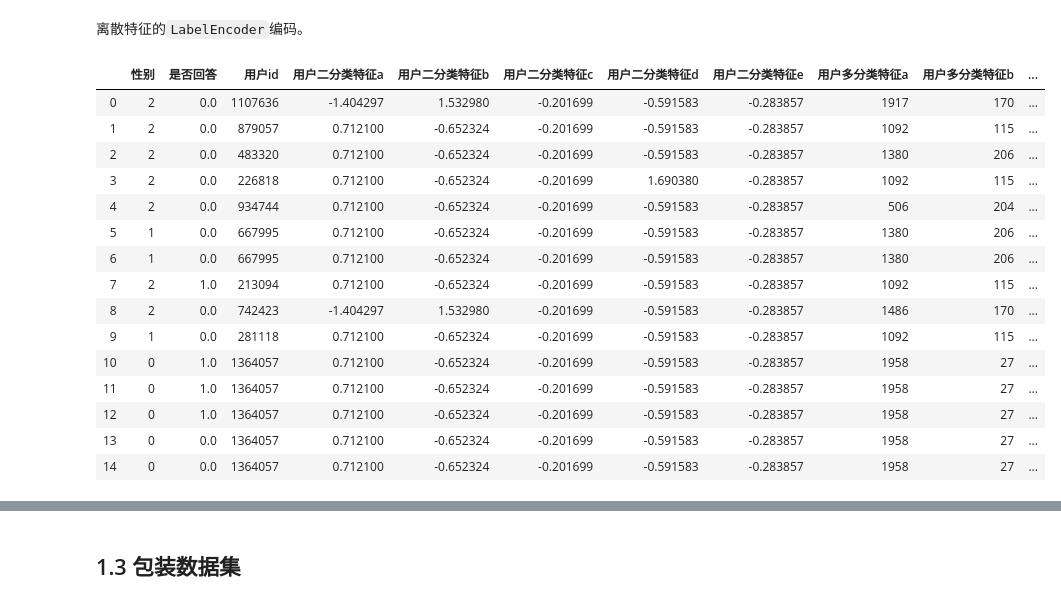
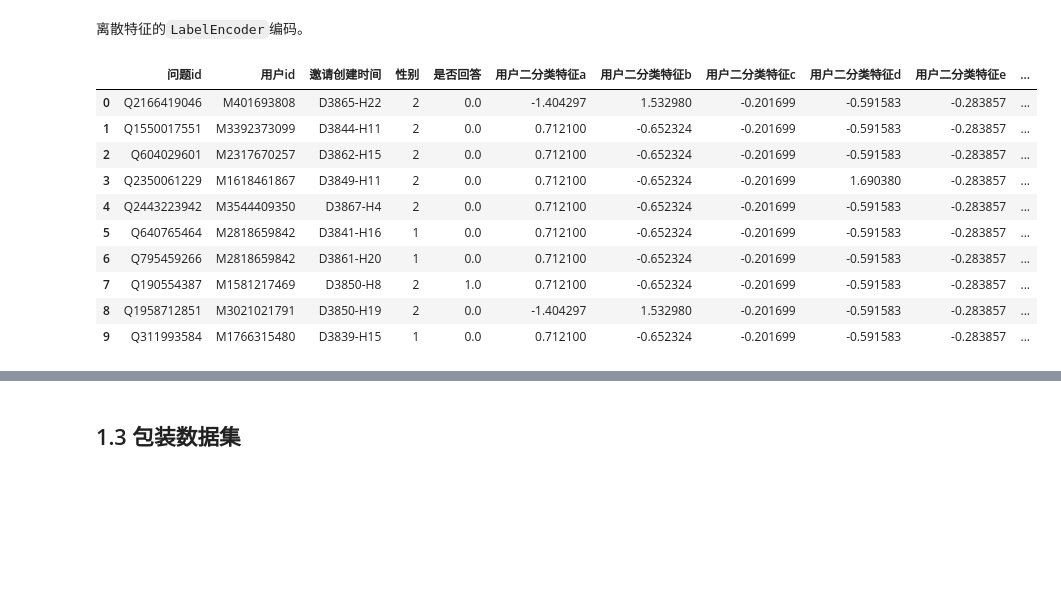
Before and after one commit to mokizzz/python_datamining_rayiooo, a Jupyter notebook: project3/main.ipynb, the cells around one changed output, grey strips where cells are left out. Saved outputs shown, nothing was run; the diff lists cells and outputs as text; code cells hidden in the pictures; blank space fills up the shorter version.

```diff
--- a/project3/main.ipynb
+++ b/project3/main.ipynb
@@ -138,9 +138,16 @@ data['关注话题命中数'] = data['关注话题命中数'].apply(lambda x: le
 # 删除的特征并非不重要，相反这部分的数据很重要，如何处理这部分特征有很大的发挥空间，本baseline不涉及这些特征。
 drop_feat = ['问题标题单字编码','问题标题切词编码','问题描述单字编码',
              '问题描述切词编码','问题绑定话题', '关注话题','感兴趣话题',
-             '问题创建时间','邀请创建时间', '邀请创建时间-day','邀请创建时间-hour',
-             '问题创建时间-day','问题创建时间-hour']
+             '问题创建时间','邀请创建时间-day','邀请创建时间-hour',
+             '问题创建时间-day','问题创建时间-hour'#,'邀请创建时间'
+            ]
 data  = data.drop(drop_feat, axis=1)
+data = data[['问题id', '用户id', '邀请创建时间', '性别', '是否回答',
+             '用户二分类特征a', '用户二分类特征b', '用户二分类特征c',
+             '用户二分类特征d', '用户二分类特征e', '用户多分类特征a',
+             '用户多分类特征b', '用户多分类特征c', '用户多分类特征d',
+             '用户多分类特征e', '盐值', '访问评率', '邀请问题间隔-day',
+             '关注话题命中数']]
 
 print(data.columns)
 # %% [output]
@@ -171,35 +162,31 @@ result_append
 # %%
 from sklearn.preprocessing import LabelEncoder
 
 # 离散值编码
-class_feat = ['用户id','问题id','性别', '访问评率','用户多分类特征a',
-               '用户多分类特征b','用户多分类特征c','用户多分类特征d','用户多分类特征e']
+class_feat = [#'用户id','问题id',
+              '性别', '访问评率','用户多分类特征a','用户多分类特征b',
+              '用户多分类特征c','用户多分类特征d','用户多分类特征e']
 encoder = LabelEncoder()
 for i in class_feat:
     data[i] = encoder.fit_transform(data[i])
 
 # 连续值标准化
 class_feat = ['用户二分类特征a', '用户二分类特征b', '用户二分类特征c',
               '用户二分类特征d', '用户二分类特征e', '用户多分类特征e',
               '盐值', '访问评率', '邀请问题间隔-day', '关注话题命中数']
 for i in class_feat:
     data[i] = (data[i] - data[i].mean(axis=0)) / data[i].std(axis=0)
 
-data.iloc[:15]
+data.iloc[:10]
 # %% [output]
-|  | 性别 | 是否回答 | 用户id | 用户二分类特征a | 用户二分类特征b | 用户二分类特征c | 用户二分类特征d | 用户二分类特征e | 用户多分类特征a | 用户多分类特征b | ... |
-| 0 | 2 | 0.0 | 1107636 | -1.404297 | 1.532980 | -0.201699 | -0.591583 | -0.283857 | 1917 | 170 | ... |
-| 1 | 2 | 0.0 | 879057 | 0.712100 | -0.652324 | -0.201699 | -0.591583 | -0.283857 | 1092 | 115 | ... |
-| 2 | 2 | 0.0 | 483320 | 0.712100 | -0.652324 | -0.201699 | -0.591583 | -0.283857 | 1380 | 206 | ... |
-| 3 | 2 | 0.0 | 226818 | 0.712100 | -0.652324 | -0.201699 | 1.690380 | -0.283857 | 1092 | 115 | ... |
-| 4 | 2 | 0.0 | 934744 | 0.712100 | -0.652324 | -0.201699 | -0.591583 | -0.283857 | 506 | 204 | ... |
-| 5 | 1 | 0.0 | 667995 | 0.712100 | -0.652324 | -0.201699 | -0.591583 | -0.283857 | 1380 | 206 | ... |
-| 6 | 1 | 0.0 | 667995 | 0.712100 | -0.652324 | -0.201699 | -0.591583 | -0.283857 | 1380 | 206 | ... |
-| 7 | 2 | 1.0 | 213094 | 0.712100 | -0.652324 | -0.201699 | -0.591583 | -0.283857 | 1092 | 115 | ... |
-| 8 | 2 | 0.0 | 742423 | -1.404297 | 1.532980 | -0.201699 | -0.591583 | -0.283857 | 1486 | 170 | ... |
-| 9 | 1 | 0.0 | 281118 | 0.712100 | -0.652324 | -0.201699 | -0.591583 | -0.283857 | 1092 | 115 | ... |
-| 10 | 0 | 1.0 | 1364057 | 0.712100 | -0.652324 | -0.201699 | -0.591583 | -0.283857 | 1958 | 27 | ... |
-| 11 | 0 | 1.0 | 1364057 | 0.712100 | -0.652324 | -0.201699 | -0.591583 | -0.283857 | 1958 | 27 | ... |
-| 12 | 0 | 1.0 | 1364057 | 0.712100 | -0.652324 | -0.201699 | -0.591583 | -0.283857 | 1958 | 27 | ... |
-| 13 | 0 | 0.0 | 1364057 | 0.712100 | -0.652324 | -0.201699 | -0.591583 | -0.283857 | 1958 | 27 | ... |
-| 14 | 0 | 0.0 | 1364057 | 0.712100 | -0.652324 | -0.201699 | -0.591583 | -0.283857 | 1958 | 27 | ... |
+|  | 问题id | 用户id | 邀请创建时间 | 性别 | 是否回答 | 用户二分类特征a | 用户二分类特征b | 用户二分类特征c | 用户二分类特征d | 用户二分类特征e | ... |
+| 0 | Q2166419046 | M401693808 | D3865-H22 | 2 | 0.0 | -1.404297 | 1.532980 | -0.201699 | -0.591583 | -0.283857 | ... |
+| 1 | Q1550017551 | M3392373099 | D3844-H11 | 2 | 0.0 | 0.712100 | -0.652324 | -0.201699 | -0.591583 | -0.283857 | ... |
+| 2 | Q604029601 | M2317670257 | D3862-H15 | 2 | 0.0 | 0.712100 | -0.652324 | -0.201699 | -0.591583 | -0.283857 | ... |
+| 3 | Q2350061229 | M1618461867 | D3849-H11 | 2 | 0.0 | 0.712100 | -0.652324 | -0.201699 | 1.690380 | -0.283857 | ... |
+| 4 | Q2443223942 | M3544409350 | D3867-H4 | 2 | 0.0 | 0.712100 | -0.652324 | -0.201699 | -0.591583 | -0.283857 | ... |
+| 5 | Q640765464 | M2818659842 | D3841-H16 | 1 | 0.0 | 0.712100 | -0.652324 | -0.201699 | -0.591583 | -0.283857 | ... |
+| 6 | Q795459266 | M2818659842 | D3861-H20 | 1 | 0.0 | 0.712100 | -0.652324 | -0.201699 | -0.591583 | -0.283857 | ... |
+| 7 | Q190554387 | M1581217469 | D3850-H8 | 2 | 1.0 | 0.712100 | -0.652324 | -0.201699 | -0.591583 | -0.283857 | ... |
+| 8 | Q1958712851 | M3021021791 | D3850-H19 | 2 | 0.0 | -1.404297 | 1.532980 | -0.201699 | -0.591583 | -0.283857 | ... |
+| 9 | Q311993584 | M1766315480 | D3839-H15 | 1 | 0.0 | 0.712100 | -0.652324 | -0.201699 | -0.591583 | -0.283857 | ... |
```
Also changed, not shown: parts of 15 cells of this notebook, 1 other file.
